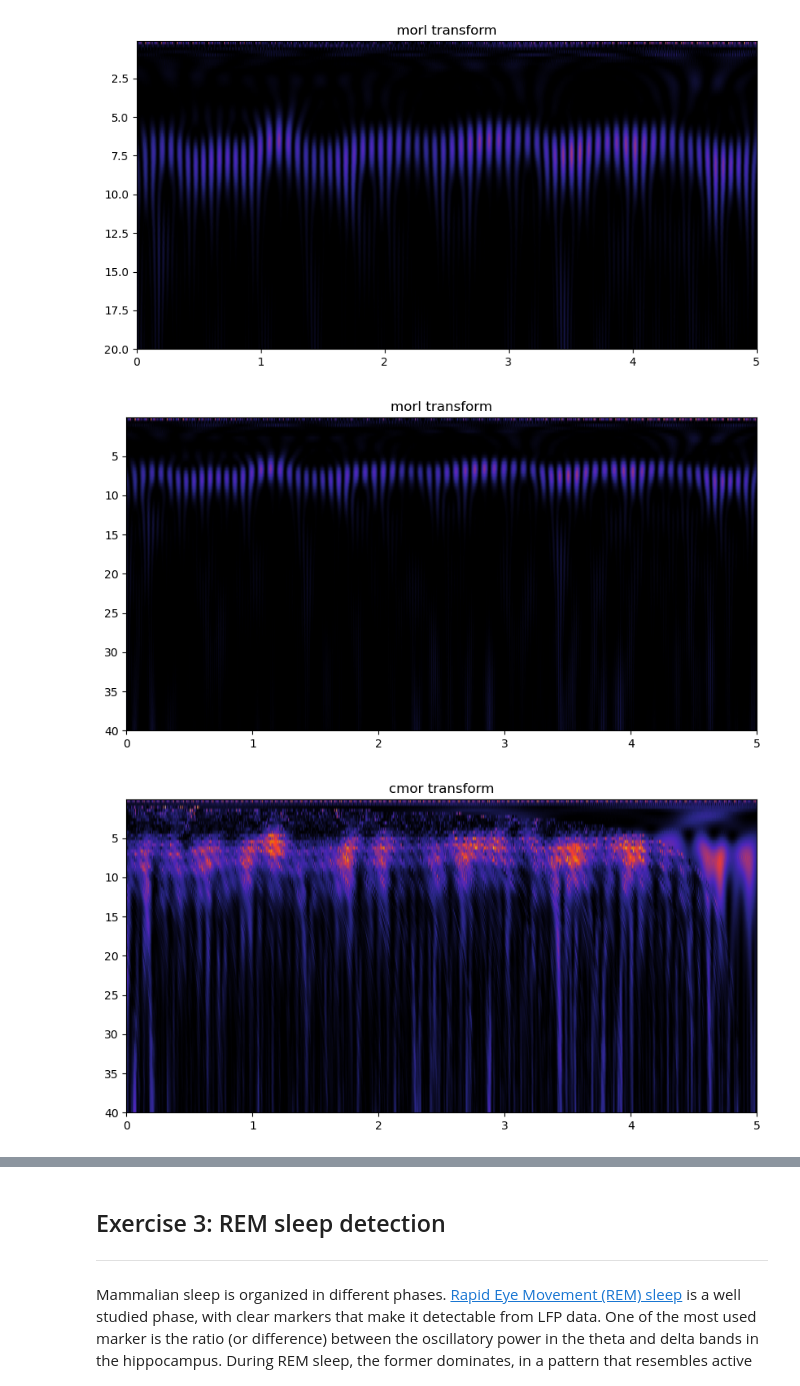
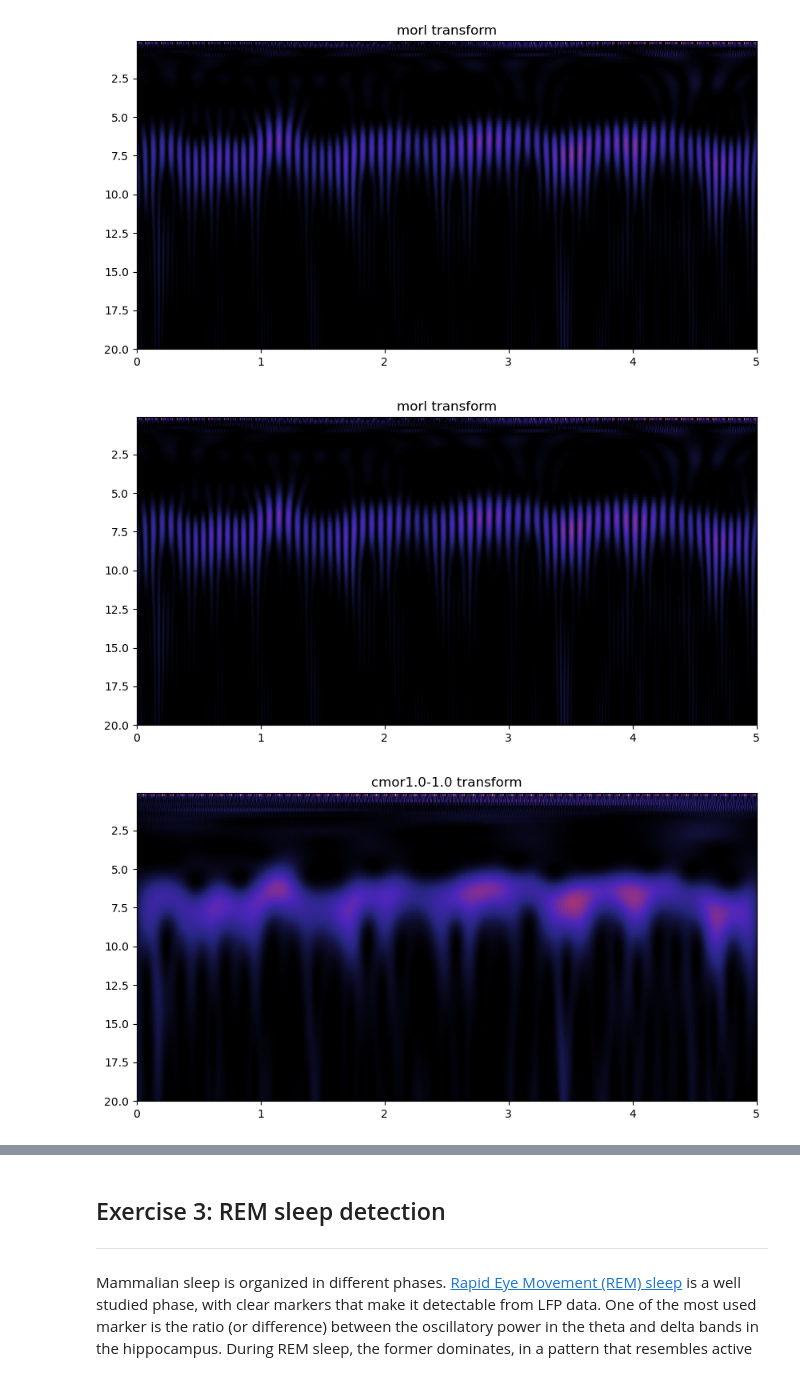
Before and after one commit to lschlinkheider/neuroanalysis, a Jupyter notebook: neural_data/01-local_field_potential/exercises.ipynb, the cells around one changed output, grey strips where cells are left out. Saved outputs shown, nothing was run; the diff lists cells and outputs as text; code cells hidden in the pictures.

```diff
--- a/neural_data/01-local_field_potential/exercises.ipynb
+++ b/neural_data/01-local_field_potential/exercises.ipynb
@@ -206,20 +206,20 @@ for i, w in enumerate(wavelet):
 # %%
 # Complex morlet
 
-wavelet = ['morl', 'cmor']
-frequencies =  np.linspace(0.1,40,100)/sampling_rate
-# changed the number of frequencies included here in order to see differences in frequency resolution
+wavelet = ['morl', 'cmor1.0-1.0']
+frequencies =  np.linspace(0.1,20,100)/sampling_rate
+
 
 for i, w in enumerate(wavelet):
     scales = scale2frequency(w, frequencies)
     cwtmatr, _ = cwt(sig, wavelet=w, scales=scales, sampling_period=1.0/sampling_rate)
     plt.figure(figsize=(10,5))
     plt.imshow(abs(cwtmatr)**2, extent=[start,end,frequencies[-1]*sampling_rate,
                                         frequencies[0]*sampling_rate], aspect='auto', cmap='CMRmap')
     plt.title(f'{w} transform')
 # %% [output]
-[figure, old version]
+[figure, new version]
-[figure, old version]
+[figure, new version]
 # %% [markdown]
 *Real v Complex morlet wavelet transform*
 - the cmor transform takes both phase and magnitude information into account
```
Also changed, not shown: parts of 2 cells of this notebook.
